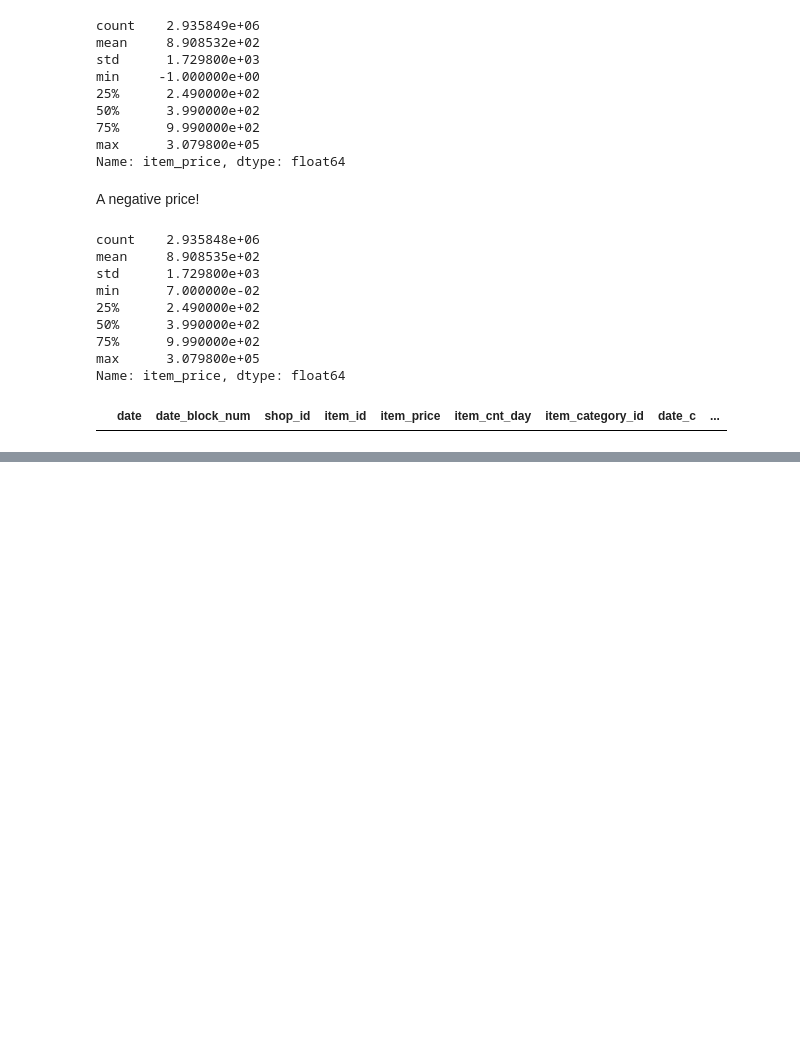
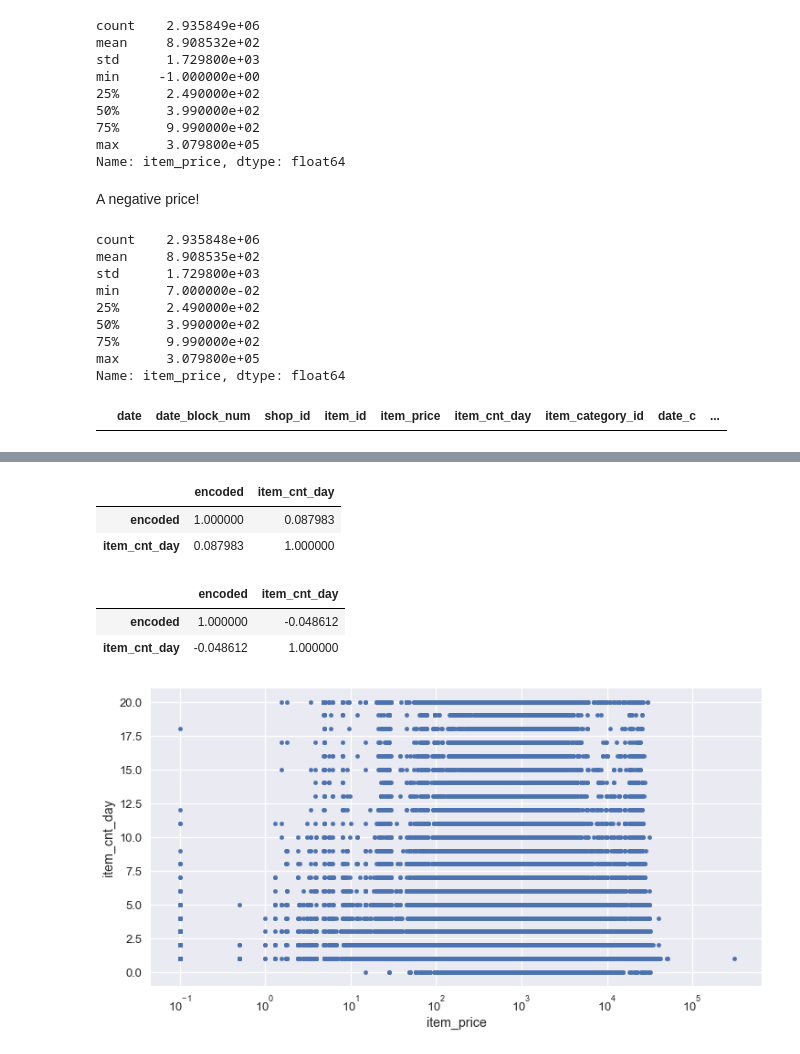
Before and after one commit to jlricon/advanced-deep-learning, a Jupyter notebook: competitive-data-science/kaggle_project/EDA.ipynb, the cells around one changed output, grey strips where cells are left out. Drawn from its saved outputs; the diff is of its cells as text; code cells hidden in the pictures; blank space fills up the shorter version.

```diff
--- a/competitive-data-science/kaggle_project/EDA.ipynb
+++ b/competitive-data-science/kaggle_project/EDA.ipynb
@@ -195,0 +233,25 @@ data[~data.date.apply(lambda x: len(x)==10)]
+# %%
+shop2count=aggdata.groupby("item_id").shop_id.count().pipe(lambda x: np.log(x/x.sum())).reset_index()
+shop2count.columns=["item_id","encoded"]
+aggdata.merge(shop2count,how="left")[["encoded","item_cnt_day"]].corr()
+# %% [output]
+|  | encoded | item_cnt_day |
+| encoded | 1.000000 | 0.087983 |
+| item_cnt_day | 0.087983 | 1.000000 |
+# %%
+shop2count=aggdata.merge(items.drop(columns="item_name")).groupby("item_category_id").shop_id.count().pipe(lambda x: x/x.sum()).reset_index()
+shop2count.columns=["item_category_id","encoded"]
+aggdata.merge(items.drop(columns="item_name")).merge(shop2count,how="left")[["encoded","item_cnt_day"]].corr()
+# %% [output]
+|  | encoded | item_cnt_day |
+| encoded | 1.000000 | -0.048612 |
+| item_cnt_day | -0.048612 | 1.000000 |
+# %%
+prices=transactions.groupby(["date_block_num","item_id"]).item_price.mean().reset_index()
+# %%
+aggdata["item_cnt_day"]=np.clip(aggdata["item_cnt_day"],0,20)
+# %%
+aggdata.merge(prices,how="left").plot.scatter("item_price","item_cnt_day")
+plt.xscale("log")
+# %% [output]
+[figure, added]
```
Also changed, not shown: parts of 22 cells of this notebook, 7 other files.
